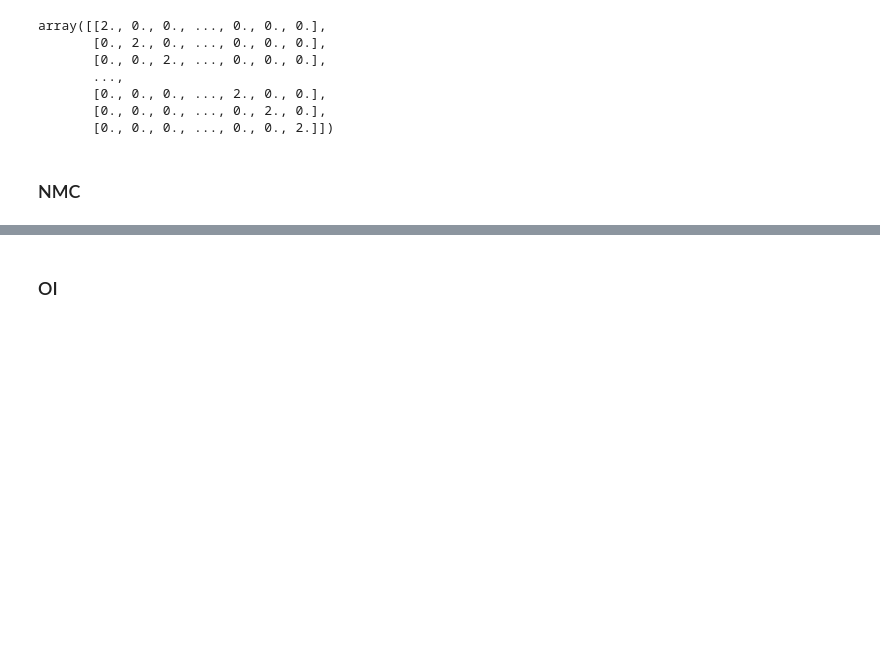
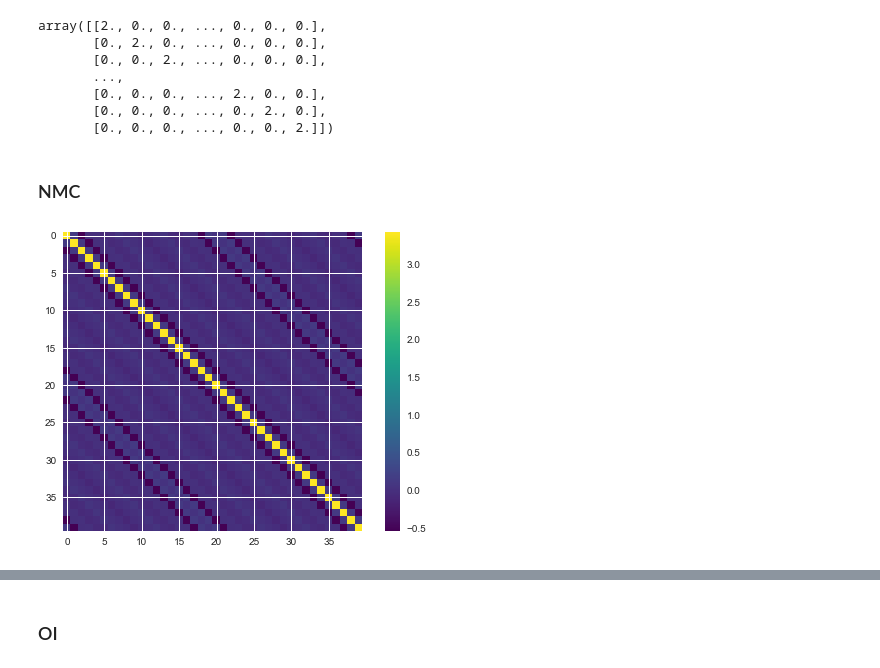
Before and after one commit to micky85lu/Data-Assimilation-Project, a Jupyter notebook: test_lorenz96_again.ipynb, the cells around one changed output, grey strips where cells are left out. Saved outputs shown, nothing was run; the diff lists cells and outputs as text; code cells hidden in the pictures; blank space fills up the shorter version.

```diff
--- a/test_lorenz96_again.ipynb
+++ b/test_lorenz96_again.ipynb
@@ -187,3 +241,9 @@ def nmc(model, ref, dt, alpha, t1):
+# %%
+Pb = nmc_L96assum(lorenz96_fdm, X_nature, dt, alpha=0.005, t1=0.2)
+plt.imshow(Pb, cmap='viridis', interpolation='nearest')
+plt.colorbar();
+# %% [output]
+[figure, added]
 # %%
 R = np.zeros((X_obs.shape[0], X_obs.shape[0]))
 np.fill_diagonal(R, obs_var)
```
Also changed, not shown: parts of 10 cells of this notebook, 24 other files.
